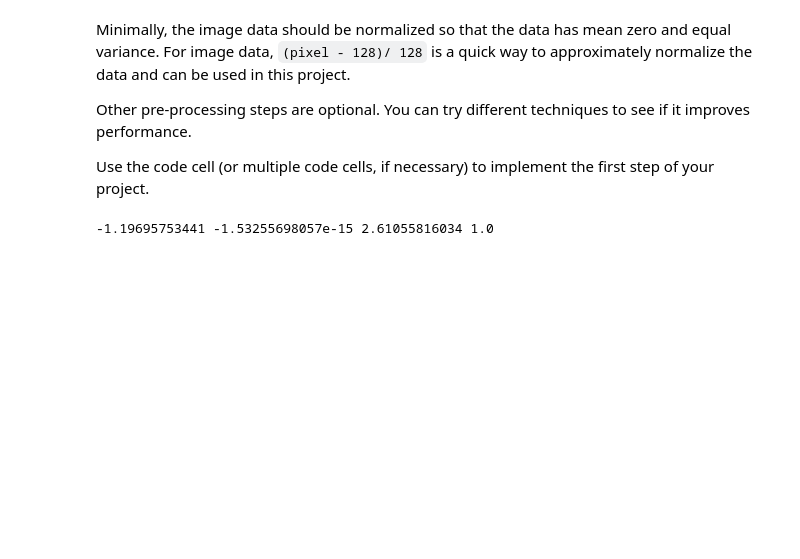
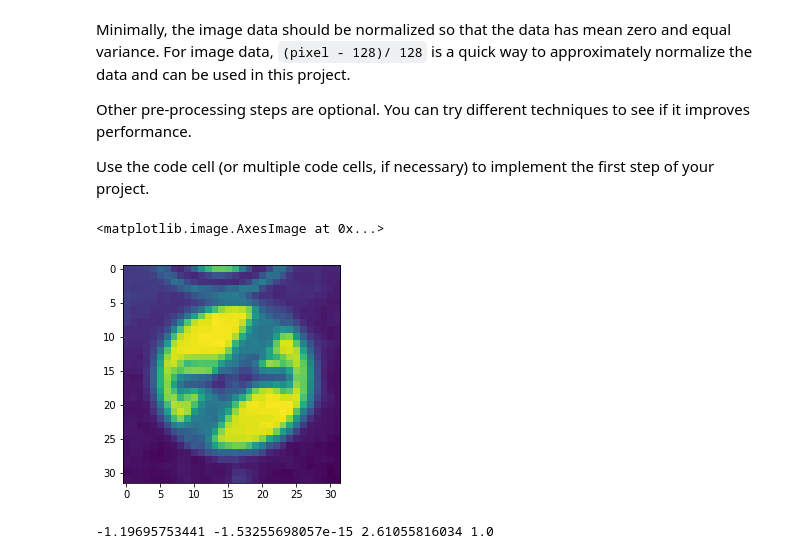
Before and after one commit to dzx/CarND-Traffic-Sign-Classifier-Project, a Jupyter notebook: Traffic_Sign_Classifier.ipynb, the cells around one changed output. Drawn from its saved outputs; the diff is of its cells as text; code cells hidden in the pictures; blank space fills up the shorter version.

```diff
--- a/Traffic_Sign_Classifier.ipynb
+++ b/Traffic_Sign_Classifier.ipynb
@@ -157,6 +159,11 @@ X_train, y_train = shuffle(X_train, y_train)
 X_train = np.mean(X_train, axis=3, keepdims=True)
 X_valid = np.mean(X_valid, axis=3, keepdims=True)
 X_test = np.mean(X_test, axis=3, keepdims=True)
+# %%
+plt.imshow(X_train.squeeze()[20])
+# %% [output]
+<matplotlib.image.AxesImage at 0x...>
+[figure, added]
 # %%
 #After few trials I decided that proper normalization significantly benefits accuracy, so thats what we are doing.
 def normalize(x):
```
Also changed, not shown: parts of 1 cell of this notebook, 4 other files.
